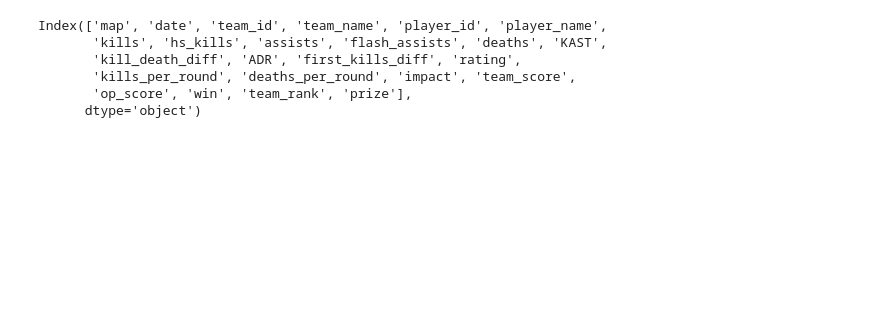
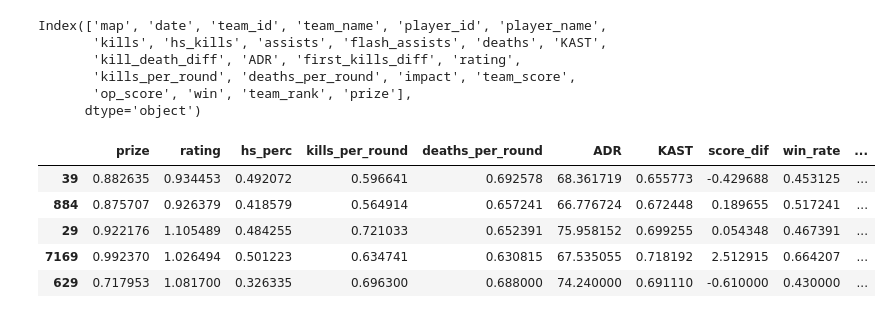
Before and after one commit to emmanuel-garza/insight-csgo, a Jupyter notebook: similarity_score.ipynb, the cells around one changed output. Drawn from its saved outputs; the diff is of its cells as text; code cells hidden in the pictures; blank space fills up the shorter version.

```diff
--- a/similarity_score.ipynb
+++ b/similarity_score.ipynb
@@ -54,5 +83,15 @@ for player_id in dict_player:
 
         # print( df_aux['player_name'].unique() )
+# %%
+df = pd.DataFrame.from_dict(player_aux,orient='index')
+df.head()
+# %% [output]
+|  | prize | rating | hs_perc | kills_per_round | deaths_per_round | ADR | KAST | score_dif | win_rate | ... |
+| 39 | 0.882635 | 0.934453 | 0.492072 | 0.596641 | 0.692578 | 68.361719 | 0.655773 | -0.429688 | 0.453125 | ... |
+| 884 | 0.875707 | 0.926379 | 0.418579 | 0.564914 | 0.657241 | 66.776724 | 0.672448 | 0.189655 | 0.517241 | ... |
+| 29 | 0.922176 | 1.105489 | 0.484255 | 0.721033 | 0.652391 | 75.958152 | 0.699255 | 0.054348 | 0.467391 | ... |
+| 7169 | 0.992370 | 1.026494 | 0.501223 | 0.634741 | 0.630815 | 67.535055 | 0.718192 | 2.512915 | 0.664207 | ... |
+| 629 | 0.717953 | 1.081700 | 0.326335 | 0.696300 | 0.688000 | 74.240000 | 0.691110 | -0.610000 | 0.430000 | ... |
 # %%
 # Using Euclidean distance
 player_id = 7998
```
Also changed, not shown: parts of 8 cells of this notebook, 2 other files.
